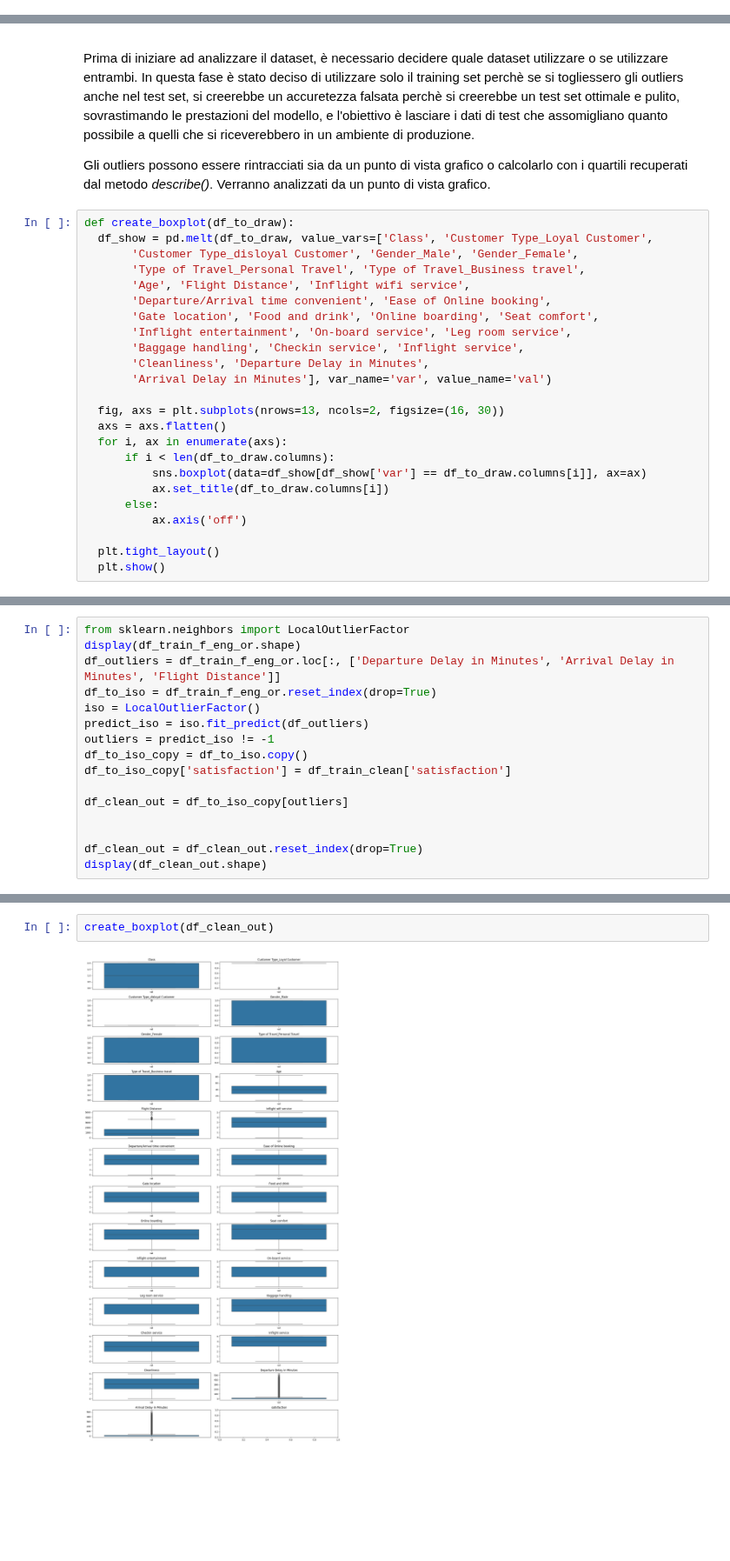
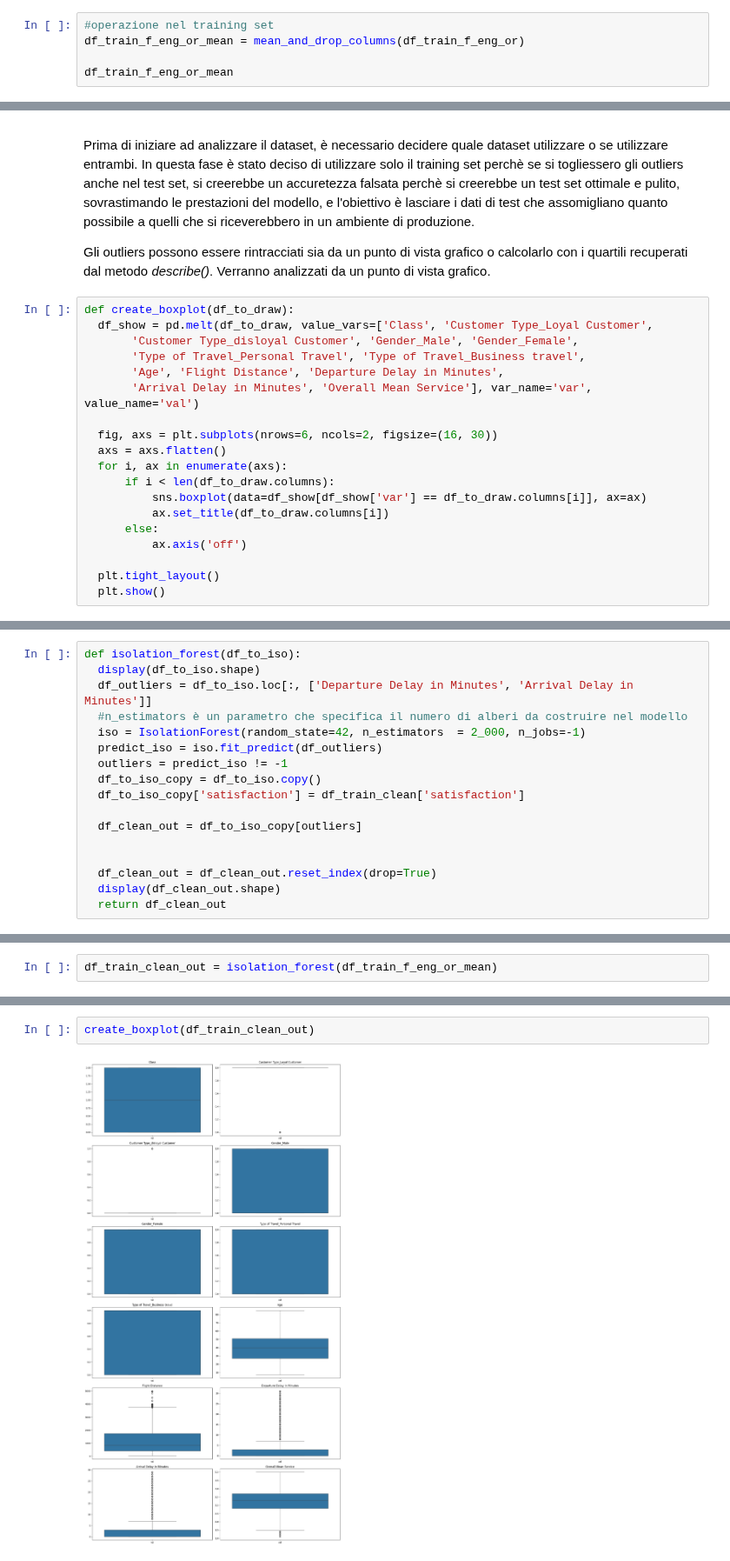
Before and after one commit to mingos25/Data-Science-Project, a Jupyter notebook: ds-project.ipynb, the cells around one changed output, grey strips where cells are left out. Shown at 87% size. Cells and saved outputs as stored; diff of their text form; blank space fills up the shorter version.

Commit message:
added check of outliers and standard scaler

```diff
--- a/ds-project.ipynb
+++ b/ds-project.ipynb
@@ -658,0 +705,5 @@ df_train_f_eng_or
+# %%
+#operazione nel training set
+df_train_f_eng_or_mean = mean_and_drop_columns(df_train_f_eng_or)
+
+df_train_f_eng_or_mean
@@ -670,15 +756,10 @@ def create_boxplot(df_to_draw):
   df_show = pd.melt(df_to_draw, value_vars=['Class', 'Customer Type_Loyal Customer',
        'Customer Type_disloyal Customer', 'Gender_Male', 'Gender_Female',
        'Type of Travel_Personal Travel', 'Type of Travel_Business travel',
-       'Age', 'Flight Distance', 'Inflight wifi service',
-       'Departure/Arrival time convenient', 'Ease of Online booking',
-       'Gate location', 'Food and drink', 'Online boarding', 'Seat comfort',
-       'Inflight entertainment', 'On-board service', 'Leg room service',
-       'Baggage handling', 'Checkin service', 'Inflight service',
-       'Cleanliness', 'Departure Delay in Minutes',
-       'Arrival Delay in Minutes'], var_name='var', value_name='val')
+       'Age', 'Flight Distance', 'Departure Delay in Minutes',
+       'Arrival Delay in Minutes', 'Overall Mean Service'], var_name='var', value_name='val')
 
-  fig, axs = plt.subplots(nrows=13, ncols=2, figsize=(16, 30))
+  fig, axs = plt.subplots(nrows=6, ncols=2, figsize=(16, 30))
   axs = axs.flatten()
   for i, ax in enumerate(axs):
       if i < len(df_to_draw.columns):
@@ -712,16 +805,17 @@ Per il rilevamento degli outliers verranno considerati solo le variabili citate
 # %%
-from sklearn.neighbors import LocalOutlierFactor
-display(df_train_f_eng_or.shape)
-df_outliers = df_train_f_eng_or.loc[:, ['Departure Delay in Minutes', 'Arrival Delay in Minutes', 'Flight Distance']]
-df_to_iso = df_train_f_eng_or.reset_index(drop=True)
-iso = LocalOutlierFactor()
-predict_iso = iso.fit_predict(df_outliers)
-outliers = predict_iso != -1
-df_to_iso_copy = df_to_iso.copy()
-df_to_iso_copy['satisfaction'] = df_train_clean['satisfaction']
+def isolation_forest(df_to_iso):
+  display(df_to_iso.shape)
+  df_outliers = df_to_iso.loc[:, ['Departure Delay in Minutes', 'Arrival Delay in Minutes']]
+  #n_estimators è un parametro che specifica il numero di alberi da costruire nel modello
+  iso = IsolationForest(random_state=42, n_estimators  = 2_000, n_jobs=-1)
+  predict_iso = iso.fit_predict(df_outliers)
+  outliers = predict_iso != -1
+  df_to_iso_copy = df_to_iso.copy()
+  df_to_iso_copy['satisfaction'] = df_train_clean['satisfaction']
 
-df_clean_out = df_to_iso_copy[outliers]
+  df_clean_out = df_to_iso_copy[outliers]
 
 
-df_clean_out = df_clean_out.reset_index(drop=True)
-display(df_clean_out.shape)
+  df_clean_out = df_clean_out.reset_index(drop=True)
+  display(df_clean_out.shape)
+  return df_clean_out
@@ -730,0 +824,2 @@ display(df_clean_out.shape)
+# %%
+df_train_clean_out = isolation_forest(df_train_f_eng_or_mean)
@@ -731,4 +831,4 @@ display(df_clean_out.shape)
 # %%
-create_boxplot(df_clean_out)
+create_boxplot(df_train_clean_out)
 # %% [output]
-[figure, old version]
+[figure, new version]
```
Also changed, not shown: parts of 44 cells of this notebook.
